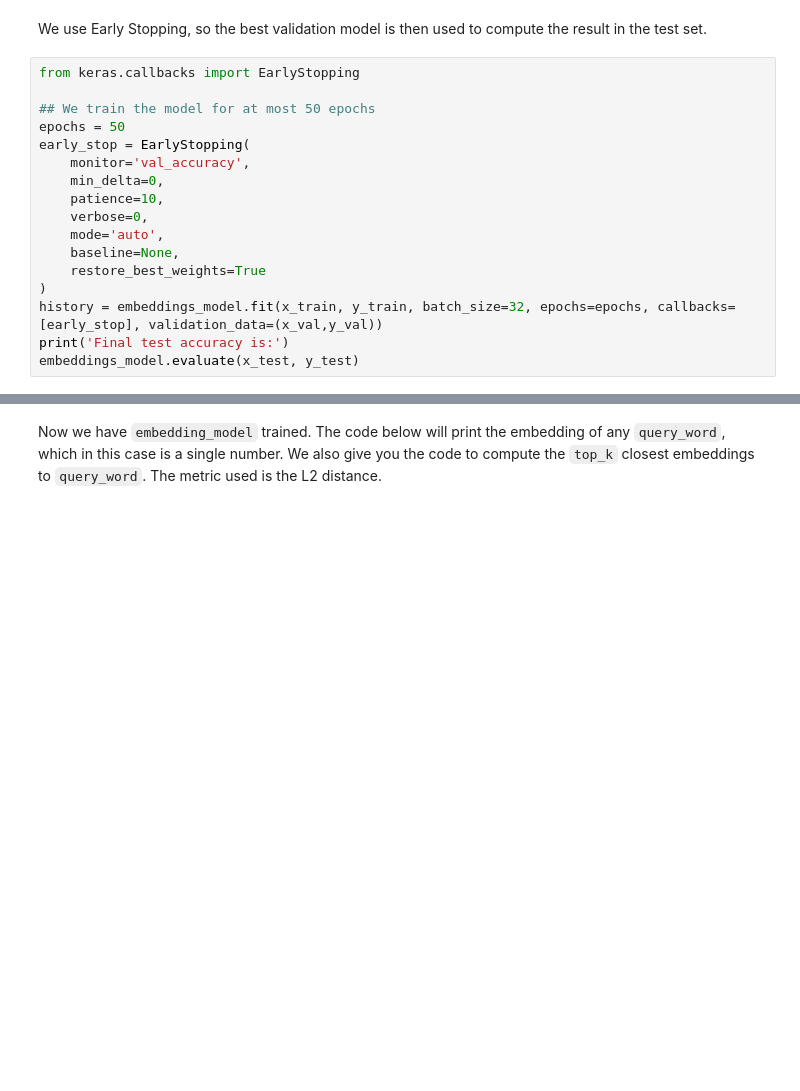
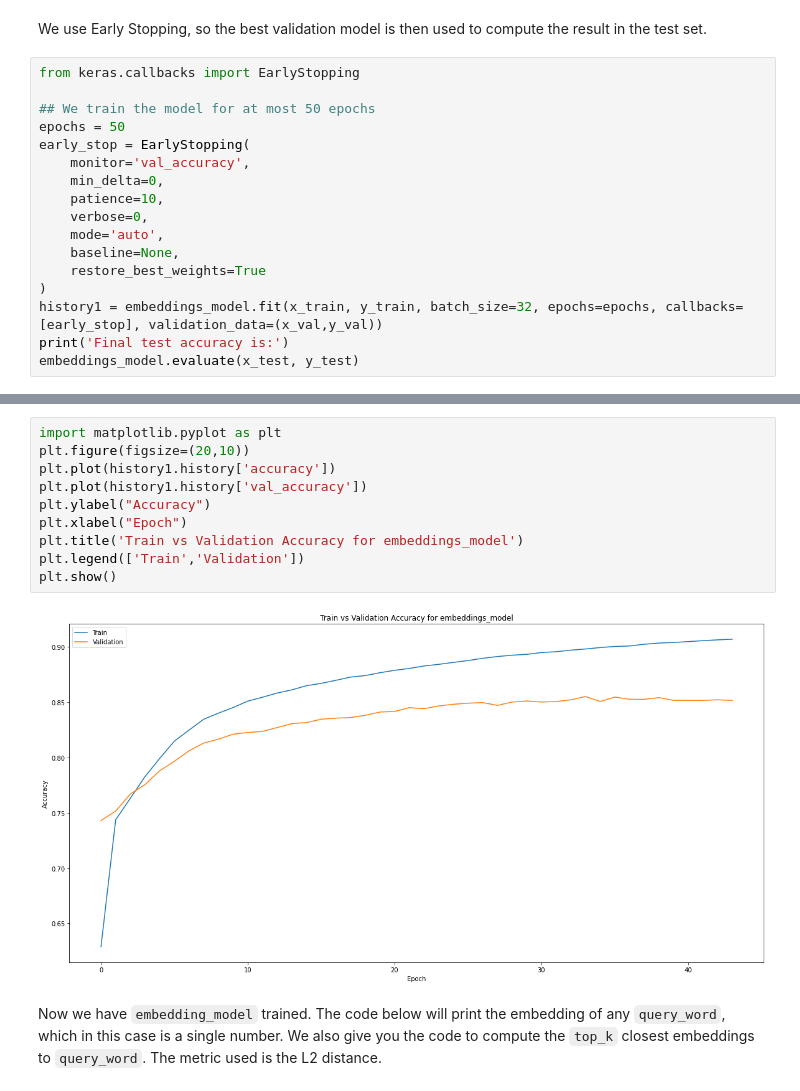
Before and after one commit to andersonpac/GGLcolab, a Jupyter notebook: 05_RNN.ipynb, the cells around one changed output, grey strips where cells are left out. Drawn from its saved outputs; the diff is of its cells as text; blank space fills up the shorter version.

```diff
--- a/05_RNN.ipynb
+++ b/05_RNN.ipynb
@@ -1510,7 +1514,7 @@ early_stop = EarlyStopping(
     baseline=None,
     restore_best_weights=True
 )
-history = embeddings_model.fit(x_train, y_train, batch_size=32, epochs=epochs, callbacks=[early_stop], validation_data=(x_val,y_val))
+history1 = embeddings_model.fit(x_train, y_train, batch_size=32, epochs=epochs, callbacks=[early_stop], validation_data=(x_val,y_val))
 print('Final test accuracy is:')
 embeddings_model.evaluate(x_test, y_test)
 # %% [output]
@@ -1535,3 +1539,15 @@ Final test accuracy is:
+# %%
+import matplotlib.pyplot as plt
+plt.figure(figsize=(20,10))
+plt.plot(history1.history['accuracy'])
+plt.plot(history1.history['val_accuracy'])
+plt.ylabel("Accuracy")
+plt.xlabel("Epoch")
+plt.title('Train vs Validation Accuracy for embeddings_model')
+plt.legend(['Train','Validation'])
+plt.show()
+# %% [output]
+[figure, added]
 # %% [markdown]
 Now we have `embedding_model` trained. The code below will print the embedding of any `query_word`, which in this case is a single number. We also give you the code to compute the `top_k` closest embeddings to `query_word`. The metric used is the L2 distance.
 # %%
```
Also changed, not shown: parts of 30 cells of this notebook.
